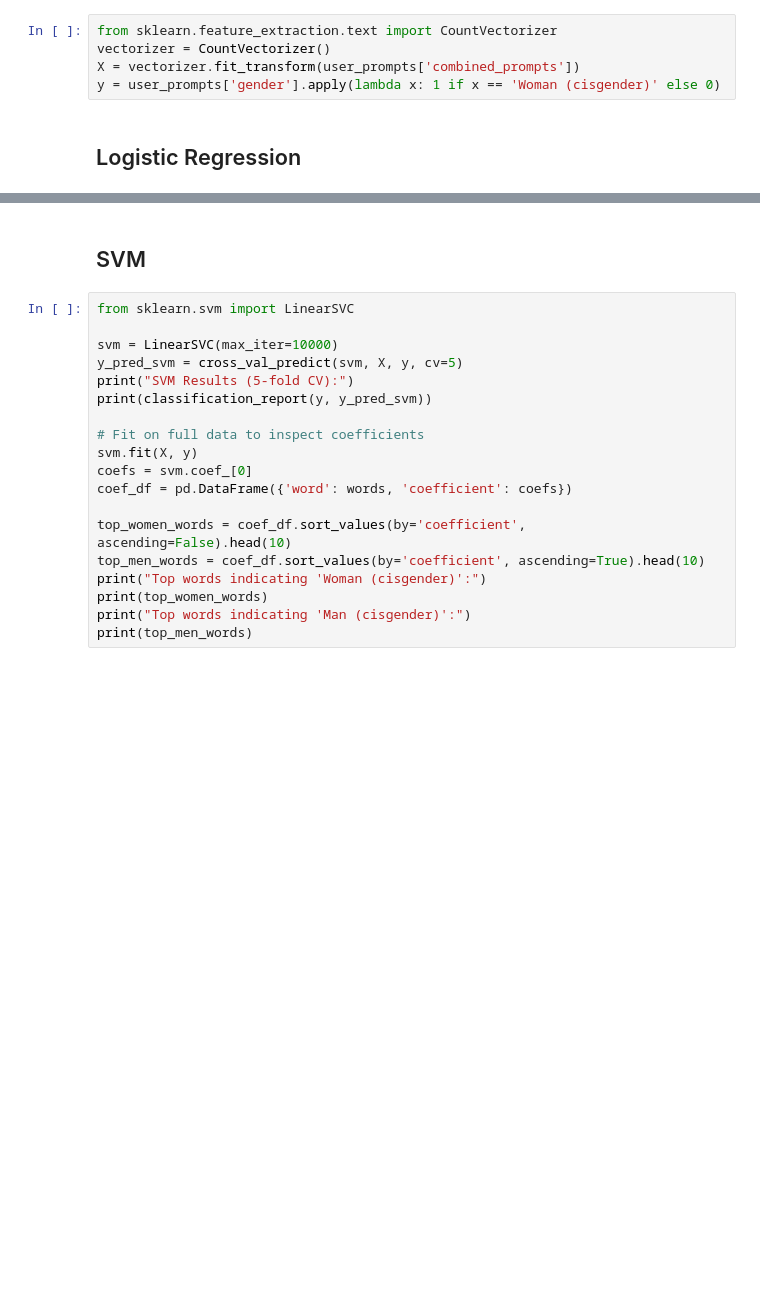
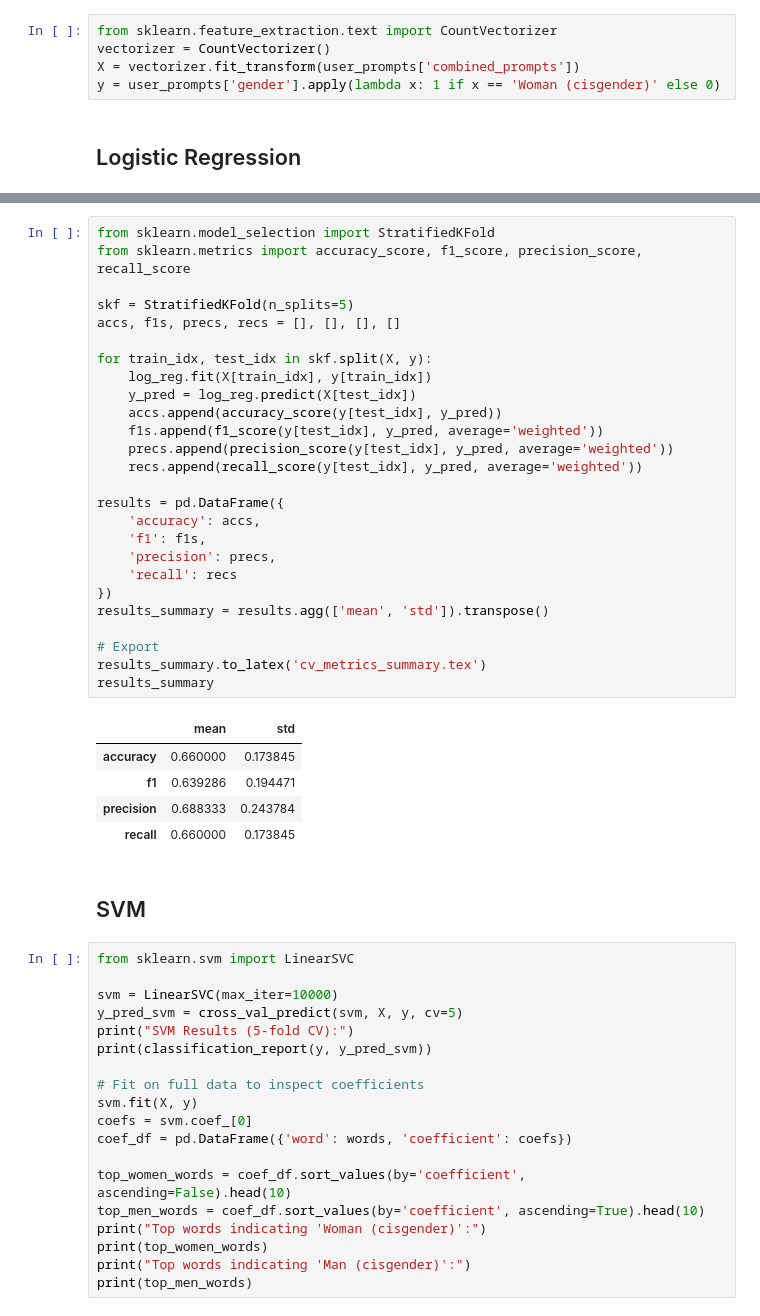
Before and after one commit to Mayaryin/GenderInfluenceInCodeGeneration, a Jupyter notebook: notebooks/prompt_analysis/07_BOW_per_User.ipynb, the cells around one changed output, grey strips where cells are left out. Cells and saved outputs as stored; diff of their text form; blank space fills up the shorter version.

```diff
--- a/notebooks/prompt_analysis/07_BOW_per_User.ipynb
+++ b/notebooks/prompt_analysis/07_BOW_per_User.ipynb
@@ -68,3 +132,35 @@ print(top_men_words)
+# %%
+from sklearn.model_selection import StratifiedKFold
+from sklearn.metrics import accuracy_score, f1_score, precision_score, recall_score
+
+skf = StratifiedKFold(n_splits=5)
+accs, f1s, precs, recs = [], [], [], []
+
+for train_idx, test_idx in skf.split(X, y):
+    log_reg.fit(X[train_idx], y[train_idx])
+    y_pred = log_reg.predict(X[test_idx])
+    accs.append(accuracy_score(y[test_idx], y_pred))
+    f1s.append(f1_score(y[test_idx], y_pred, average='weighted'))
+    precs.append(precision_score(y[test_idx], y_pred, average='weighted'))
+    recs.append(recall_score(y[test_idx], y_pred, average='weighted'))
+
+results = pd.DataFrame({
+    'accuracy': accs,
+    'f1': f1s,
+    'precision': precs,
+    'recall': recs
+})
+results_summary = results.agg(['mean', 'std']).transpose()
+
+# Export
+results_summary.to_latex('cv_metrics_summary.tex')
+results_summary
+# %% [output]
+|  | mean | std |
+| accuracy | 0.660000 | 0.173845 |
+| f1 | 0.639286 | 0.194471 |
+| precision | 0.688333 | 0.243784 |
+| recall | 0.660000 | 0.173845 |
 # %% [markdown]
 ## SVM
 # %%
```
Also changed, not shown: parts of 6 cells of this notebook, 1 other file.
